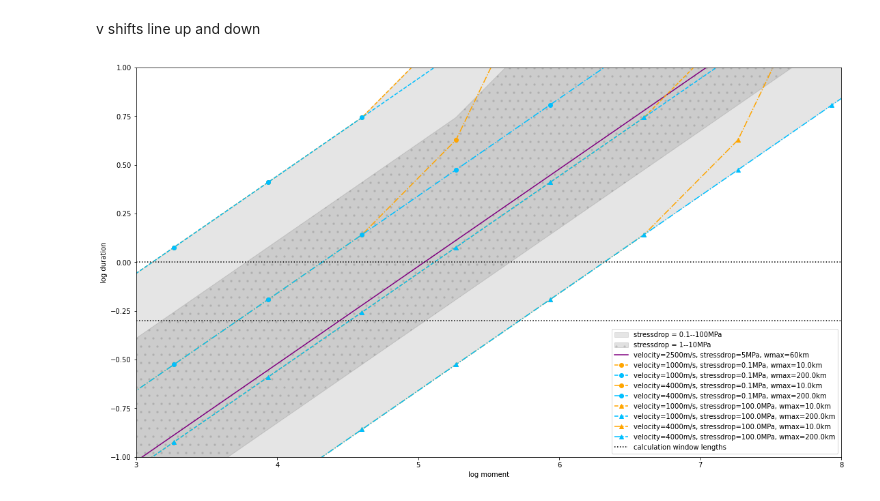
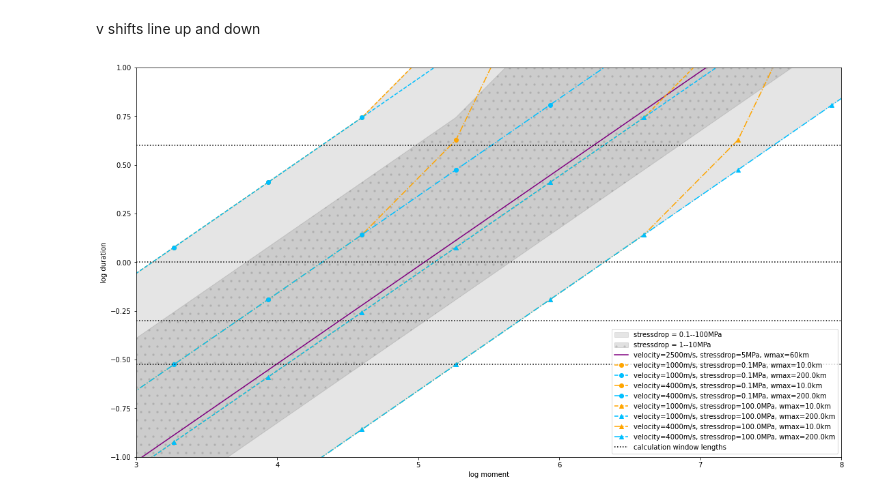
Before and after one commit to RebeccaColquhoun/seismo_det, a Jupyter notebook: code/durations.ipynb, the cells around one changed output. Cells and saved outputs as stored; diff of their text form; code cells hidden in the pictures.

```diff
--- a/code/durations.ipynb
+++ b/code/durations.ipynb
@@ -161,27 +161,29 @@ max_Wmax = 200*km  #km
 # %%
 plt.fill_between(list_mags,min_logT, max_logT, alpha = 0.2, color = 'grey', label='stressdrop = 0.1--100MPa')
 plt.fill_between(list_mags,min_logT_2, max_logT_2, alpha = 0.2, color = 'dimgrey',hatch = '.', label='stressdrop = 1--10MPa')
 #plt.plot(list_mags,max_logT)
 plt.plot(list_mags, calc_line_fig1(2500, 5E6, 60E3, list_moments), color='purple', label = f'velocity={2500}m/s, stressdrop={5}MPa, wmax={60}km')
 plt.plot(list_mags, calc_line_fig1(min_V, min_stressdrop, min_Wmax, list_moments), '--o', color='orange',  label = f'velocity={min_V}m/s, stressdrop={min_stressdrop/mpa}MPa, wmax={min_Wmax/km}km')
 plt.plot(list_mags, calc_line_fig1(min_V, min_stressdrop, max_Wmax, list_moments), '--o', color='deepskyblue', label = f'velocity={min_V}m/s, stressdrop={min_stressdrop/mpa}MPa, wmax={max_Wmax/km}km')
 plt.plot(list_mags, calc_line_fig1(max_V, min_stressdrop, min_Wmax, list_moments), '-.o', color='orange', label = f'velocity={max_V}m/s, stressdrop={min_stressdrop/mpa}MPa, wmax={min_Wmax/km}km')
 plt.plot(list_mags, calc_line_fig1(max_V, min_stressdrop, max_Wmax, list_moments), '-.o', color='deepskyblue', label = f'velocity={max_V}m/s, stressdrop={min_stressdrop/mpa}MPa, wmax={max_Wmax/km}km')
 plt.plot(list_mags, calc_line_fig1(min_V, max_stressdrop, min_Wmax, list_moments), '--^', color='orange', label = f'velocity={min_V}m/s, stressdrop={max_stressdrop/mpa}MPa, wmax={min_Wmax/km}km')
 plt.plot(list_mags, calc_line_fig1(min_V, max_stressdrop, max_Wmax, list_moments), '--^', color='deepskyblue', label = f'velocity={min_V}m/s, stressdrop={max_stressdrop/mpa}MPa, wmax={max_Wmax/km}km')
 plt.plot(list_mags, calc_line_fig1(max_V, max_stressdrop, min_Wmax, list_moments), '-.^', color='orange', label = f'velocity={max_V}m/s, stressdrop={max_stressdrop/mpa}MPa, wmax={min_Wmax/km}km')
 plt.plot(list_mags, calc_line_fig1(max_V, max_stressdrop, max_Wmax, list_moments), '-.^', color='deepskyblue', label = f'velocity={max_V}m/s, stressdrop={max_stressdrop/mpa}MPa, wmax={max_Wmax/km}km')
 
 #plt.xscale('log')
 plt.ylabel('log duration')
 plt.xlabel('log moment')
 plt.xlim([3,8])
 plt.ylim([-1,1])
 plt.hlines(np.log10(1), 3,8, color='k', linestyle = ':', label = 'calculation window lengths')
 plt.hlines(np.log10(0.5), 3,8, color='k', linestyle = ':')
+plt.hlines(np.log10(4), 3,8, color='k', linestyle = ':')
+plt.hlines(np.log10(0.3), 3,8, color='k', linestyle = ':')
 plt.legend()
 fig = matplotlib.pyplot.gcf()
 fig.set_size_inches(18.5, 10.5)
 plt.savefig('/home/earthquakes1/homes/Rebecca/phd/seismo_det/figures/duration_estimates.pdf')
 # %% [output]
-[figure, old version]
+[figure, new version]
```
Also changed, not shown: parts of 5 cells of this notebook, 14 other files.
